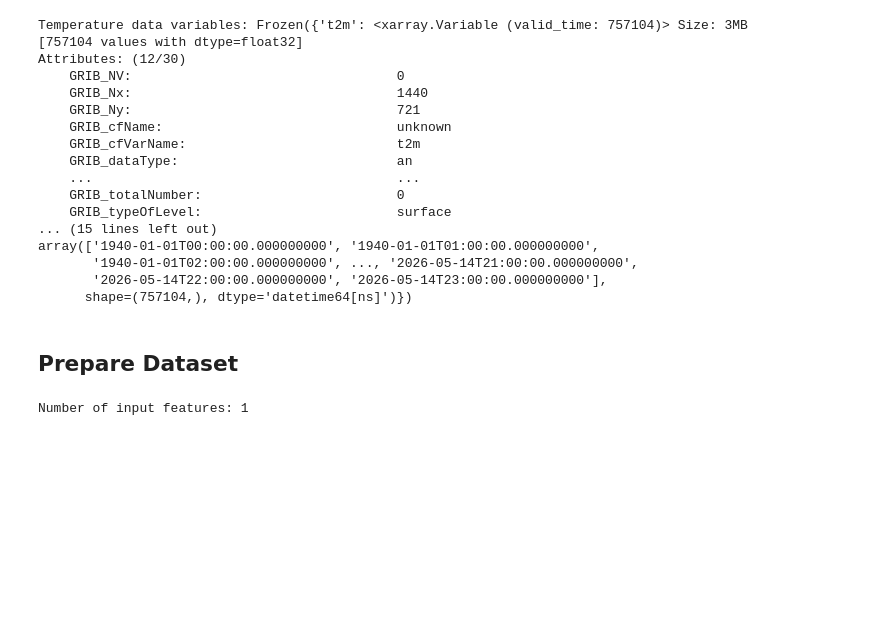
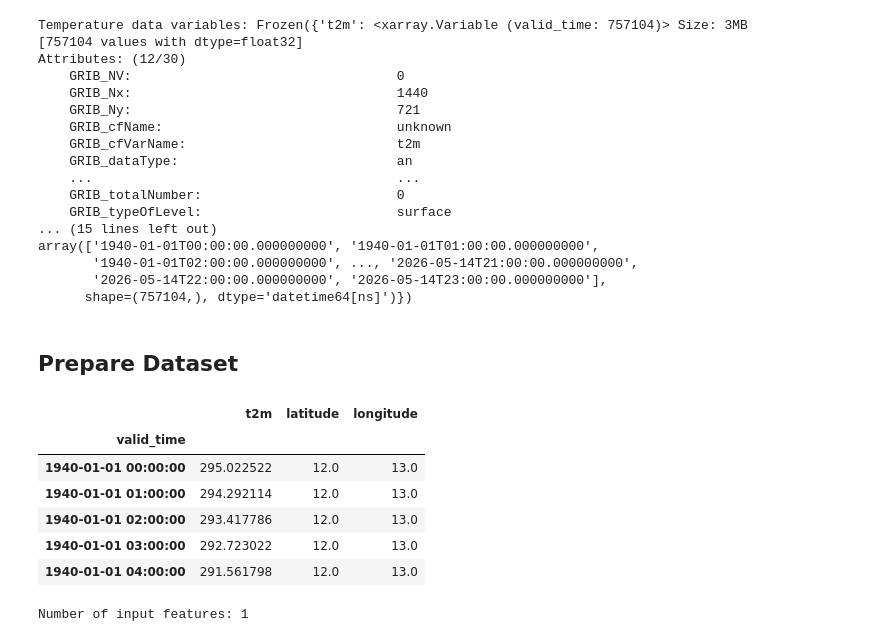
Before and after one commit to CarlaMailin/Predicting-the-Future---Machine-Learning-Weather-Prediction-Model, a Jupyter notebook: tryout_phase/GRU/GRU_try1.ipynb, the cells around one changed output. Drawn from its saved outputs; the diff is of its cells as text; code cells hidden in the pictures; blank space fills up the shorter version.

```diff
--- a/tryout_phase/GRU/GRU_try1.ipynb
+++ b/tryout_phase/GRU/GRU_try1.ipynb
@@ -29,7 +58,7 @@ SavePlots = False
 # %%
 #from https://cds.climate.copernicus.eu/datasets/reanalysis-era5-single-levels-timeseries?tab=download
 # ERA5 single levels time series
-filename="../common_tryout_datasets/single_point_timeseries_t2m.nc"
+filename="../common_tryout_datasets/single_point_timeseries_t2m_1940-2026.nc"
 
 import netCDF4
 import xarray as xr
@@ -59,4 +88,15 @@ array(['1940-01-01T00:00:00.000000000', '1940-01-01T01:00:00.000000000',
       shape=(757104,), dtype='datetime64[ns]')})
 # %% [markdown]
 ## Prepare Dataset
+# %%
+temp_df=temp_ds.to_dataframe()
+temp_df.head()
+# %% [output]
+|  | t2m | latitude | longitude |
+| valid_time |  |  |  |
+| 1940-01-01 00:00:00 | 295.022522 | 12.0 | 13.0 |
+| 1940-01-01 01:00:00 | 294.292114 | 12.0 | 13.0 |
+| 1940-01-01 02:00:00 | 293.417786 | 12.0 | 13.0 |
+| 1940-01-01 03:00:00 | 292.723022 | 12.0 | 13.0 |
+| 1940-01-01 04:00:00 | 291.561798 | 12.0 | 13.0 |
 # %%
```
Also changed, not shown: parts of 3 cells of this notebook, 14 other files.
